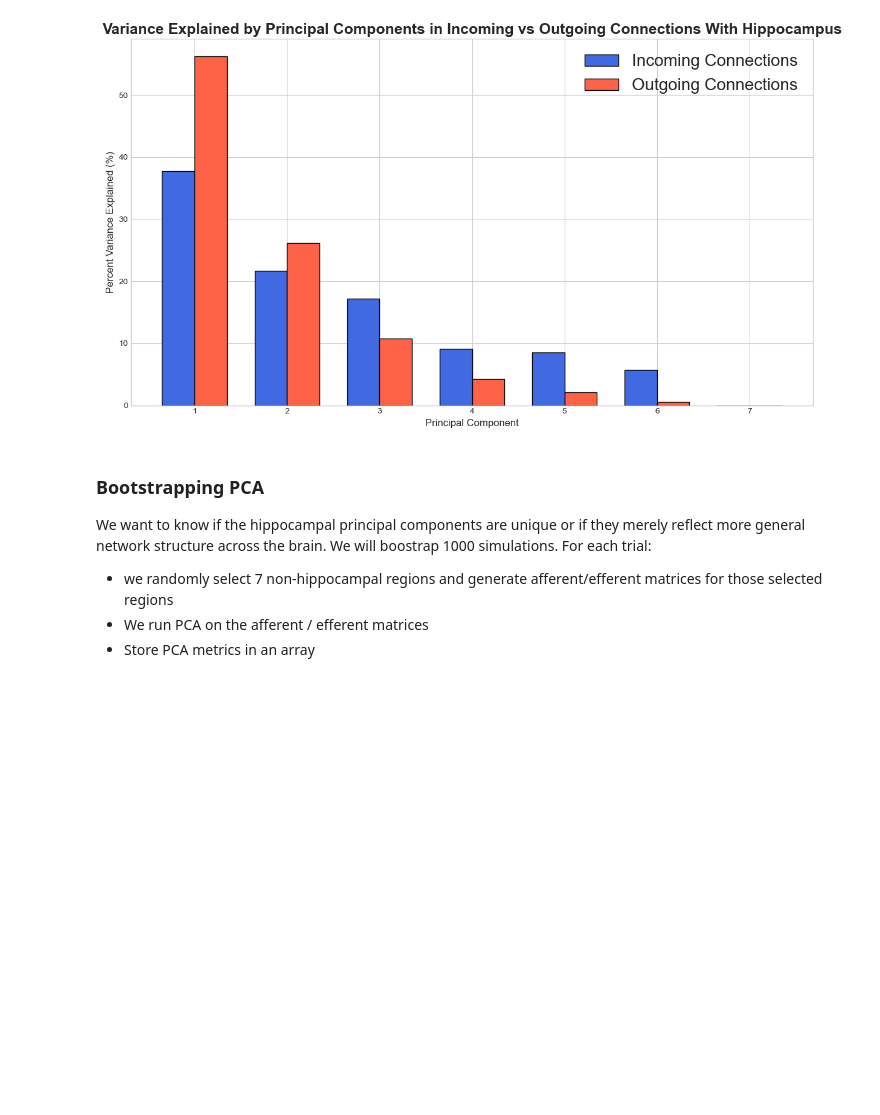
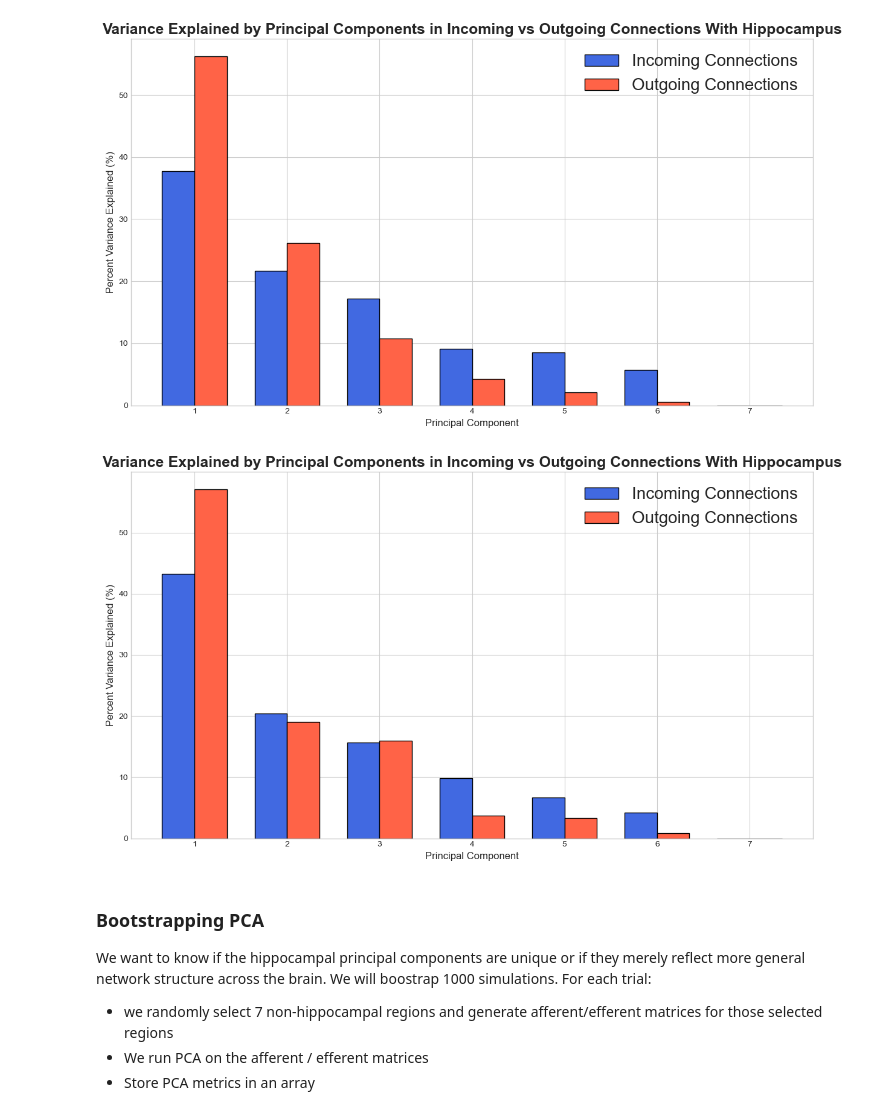
Before and after one commit to chris-weinberger/br2f_connectome, a Jupyter notebook: scripts/PCA_hippocampal.ipynb, the cells around one changed output. Drawn from its saved outputs; the diff is of its cells as text; code cells hidden in the pictures; blank space fills up the shorter version.

```diff
--- a/scripts/PCA_hippocampal.ipynb
+++ b/scripts/PCA_hippocampal.ipynb
@@ -127,0 +143,73 @@ plt.show()
+# %%
+# -------- RUN PCA ON THE SHARED DATAFRAMES --------
+
+import numpy as np
+import matplotlib.pyplot as plt
+from sklearn.decomposition import PCA
+from sklearn.preprocessing import StandardScaler
+
+# --- 3. Standardize the Data ---
+# It's a best practice to scale data before running PCA.
+scaler = StandardScaler()
+shared_afferent_scaled = scaler.fit_transform(df_avg_to_shared)
+shared_efferent_scaled = scaler.fit_transform(df_avg_from_shared)
+
+
+# --- 4. Perform PCA on Both Datasets ---
+# Since each dataset has 7 samples, there can be a maximum of 7 principal components.
+n_components = 7
+hpc_pca_afferent = PCA(n_components=n_components)
+hpc_pca_efferent = PCA(n_components=n_components)
+
+# Fit the PCA models to each dataset
+hpc_pca_afferent.fit(shared_afferent_scaled)
+hpc_pca_efferent.fit(shared_efferent_scaled)
+
+
+# --- 5. Extract Explained Variance ---
+# The 'explained_variance_ratio_' attribute gives the proportion of variance.
+# Multiply by 100 to convert it to a percentage.
+hpc_variance_explained_afferent = hpc_pca_afferent.explained_variance_ratio_ * 100
+hpc_variance_explained_efferent = hpc_pca_efferent.explained_variance_ratio_ * 100
+
+
+# --- 6. Plot the Results (Scree Plot) ---
+plt.style.use('seaborn-v0_8-whitegrid')
+fig, ax = plt.subplots(figsize=(12, 7))
+
+# Define the x-axis positions for the bars
+component_numbers = np.arange(1, n_components + 1)
+bar_width = 0.35
+
+# Create the bar plot for afferent
+ax.bar(
+    component_numbers - bar_width/2,
+    hpc_variance_explained_afferent,
+    width=bar_width,
+    label='Incoming Connections',
+    color='royalblue',
+    edgecolor='k'
+)
+
+# Create the bar plot for efferent
+ax.bar(
+    component_numbers + bar_width/2,
+    hpc_variance_explained_efferent,
+    width=bar_width,
+    label='Outgoing Connections',
+    color='tomato',
+    edgecolor='k'
+)
+
+
+# --- 7. Final Chart Formatting ---
+ax.set_xlabel('Principal Component', fontsize=12)
+ax.set_ylabel('Percent Variance Explained (%)', fontsize=12)
+ax.set_title('Variance Explained by Principal Components in Incoming vs Outgoing Connections With Hippocampus', fontsize=18, weight='bold')
+ax.set_xticks(component_numbers) # Ensure integer ticks for each component
+ax.legend(fontsize=20)
+plt.tight_layout()
+plt.savefig('../output/PCA_connectivity_profiles.png')
+plt.show()
+# %% [output]
+[figure, added]
```
Also changed, not shown: parts of 19 cells of this notebook, 13 other files.
